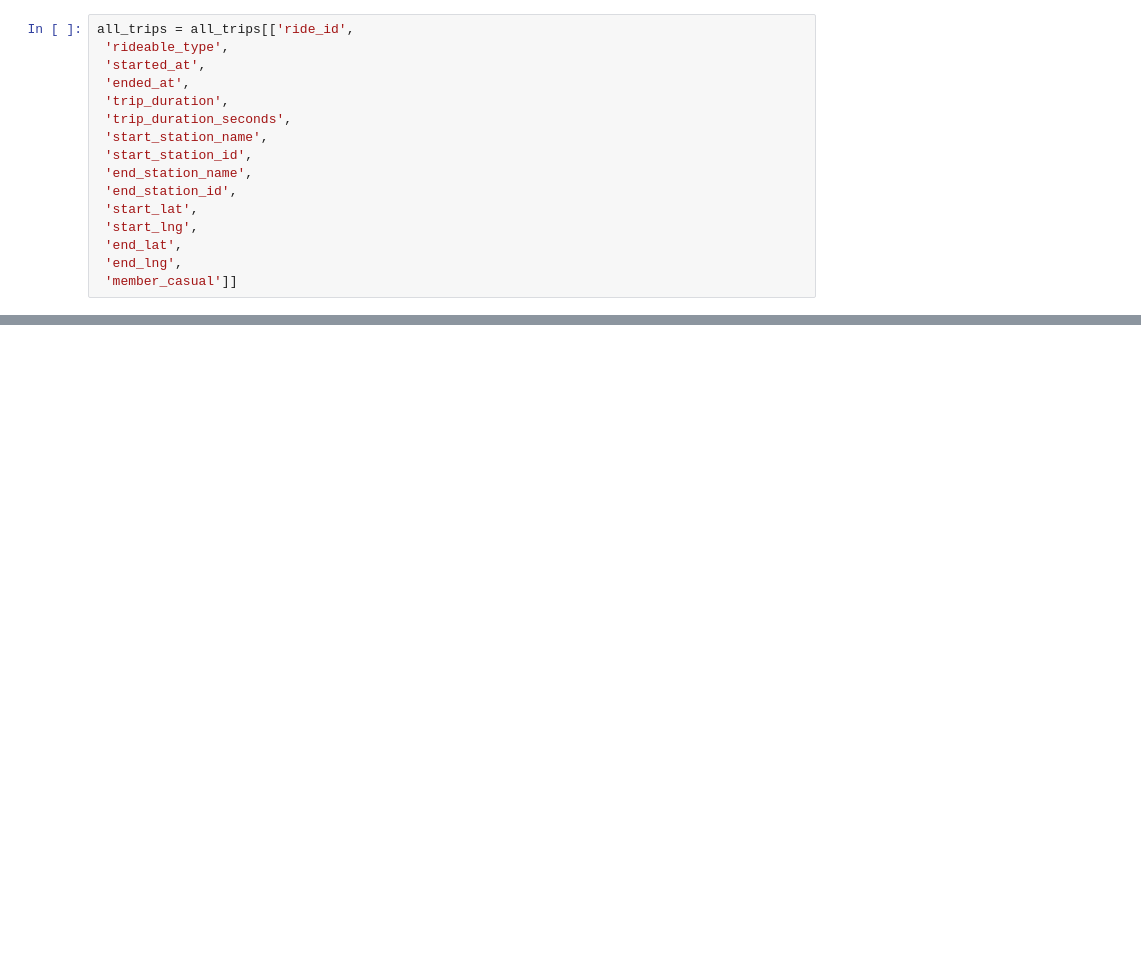
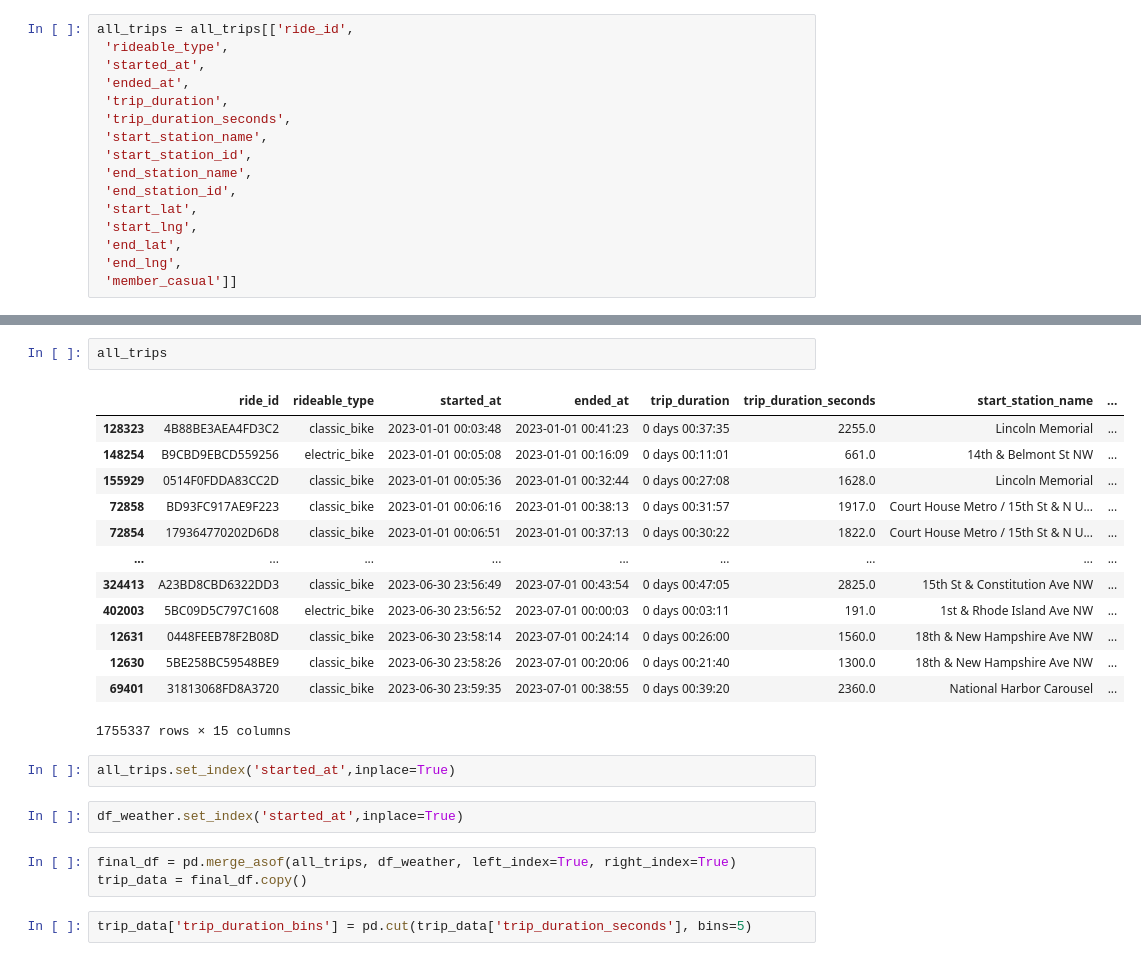
Before and after one commit to Maxremmo/Bike-Sharing-ML, a Jupyter notebook: bikeshare_regression .ipynb, the cells around one changed output, grey strips where cells are left out. Saved outputs shown, nothing was run; the diff lists cells and outputs as text; blank space fills up the shorter version.

Commit message:
merged df with weather data

```diff
--- a/bikeshare_regression .ipynb
+++ b/bikeshare_regression .ipynb
@@ -93,0 +171,25 @@ secs.dt.to
+# %%
+all_trips
+# %% [output]
+|  | ride_id | rideable_type | started_at | ended_at | trip_duration | trip_duration_seconds | start_station_name | ... |
+| 128323 | 4B88BE3AEA4FD3C2 | classic_bike | 2023-01-01 00:03:48 | 2023-01-01 00:41:23 | 0 days 00:37:35 | 2255.0 | Lincoln Memorial | ... |
+| 148254 | B9CBD9EBCD559256 | electric_bike | 2023-01-01 00:05:08 | 2023-01-01 00:16:09 | 0 days 00:11:01 | 661.0 | 14th & Belmont St NW | ... |
+| 155929 | 0514F0FDDA83CC2D | classic_bike | 2023-01-01 00:05:36 | 2023-01-01 00:32:44 | 0 days 00:27:08 | 1628.0 | Lincoln Memorial | ... |
+| 72858 | BD93FC917AE9F223 | classic_bike | 2023-01-01 00:06:16 | 2023-01-01 00:38:13 | 0 days 00:31:57 | 1917.0 | Court House Metro / 15th St & N U... | ... |
+| 72854 | 179364770202D6D8 | classic_bike | 2023-01-01 00:06:51 | 2023-01-01 00:37:13 | 0 days 00:30:22 | 1822.0 | Court House Metro / 15th St & N U... | ... |
+| ... | ... | ... | ... | ... | ... | ... | ... | ... |
+| 324413 | A23BD8CBD6322DD3 | classic_bike | 2023-06-30 23:56:49 | 2023-07-01 00:43:54 | 0 days 00:47:05 | 2825.0 | 15th St & Constitution Ave NW | ... |
+| 402003 | 5BC09D5C797C1608 | electric_bike | 2023-06-30 23:56:52 | 2023-07-01 00:00:03 | 0 days 00:03:11 | 191.0 | 1st & Rhode Island Ave NW | ... |
+| 12631 | 0448FEEB78F2B08D | classic_bike | 2023-06-30 23:58:14 | 2023-07-01 00:24:14 | 0 days 00:26:00 | 1560.0 | 18th & New Hampshire Ave NW | ... |
+| 12630 | 5BE258BC59548BE9 | classic_bike | 2023-06-30 23:58:26 | 2023-07-01 00:20:06 | 0 days 00:21:40 | 1300.0 | 18th & New Hampshire Ave NW | ... |
+| 69401 | 31813068FD8A3720 | classic_bike | 2023-06-30 23:59:35 | 2023-07-01 00:38:55 | 0 days 00:39:20 | 2360.0 | National Harbor Carousel | ... |
+1755337 rows × 15 columns
+# %%
+all_trips.set_index('started_at',inplace=True)
+# %%
+df_weather.set_index('started_at',inplace=True)
+# %%
+final_df = pd.merge_asof(all_trips, df_weather, left_index=True, right_index=True)
+trip_data = final_df.copy()
+# %%
+trip_data['trip_duration_bins'] = pd.cut(trip_data['trip_duration_seconds'], bins=5)
```
Also changed, not shown: parts of 9 cells of this notebook.
